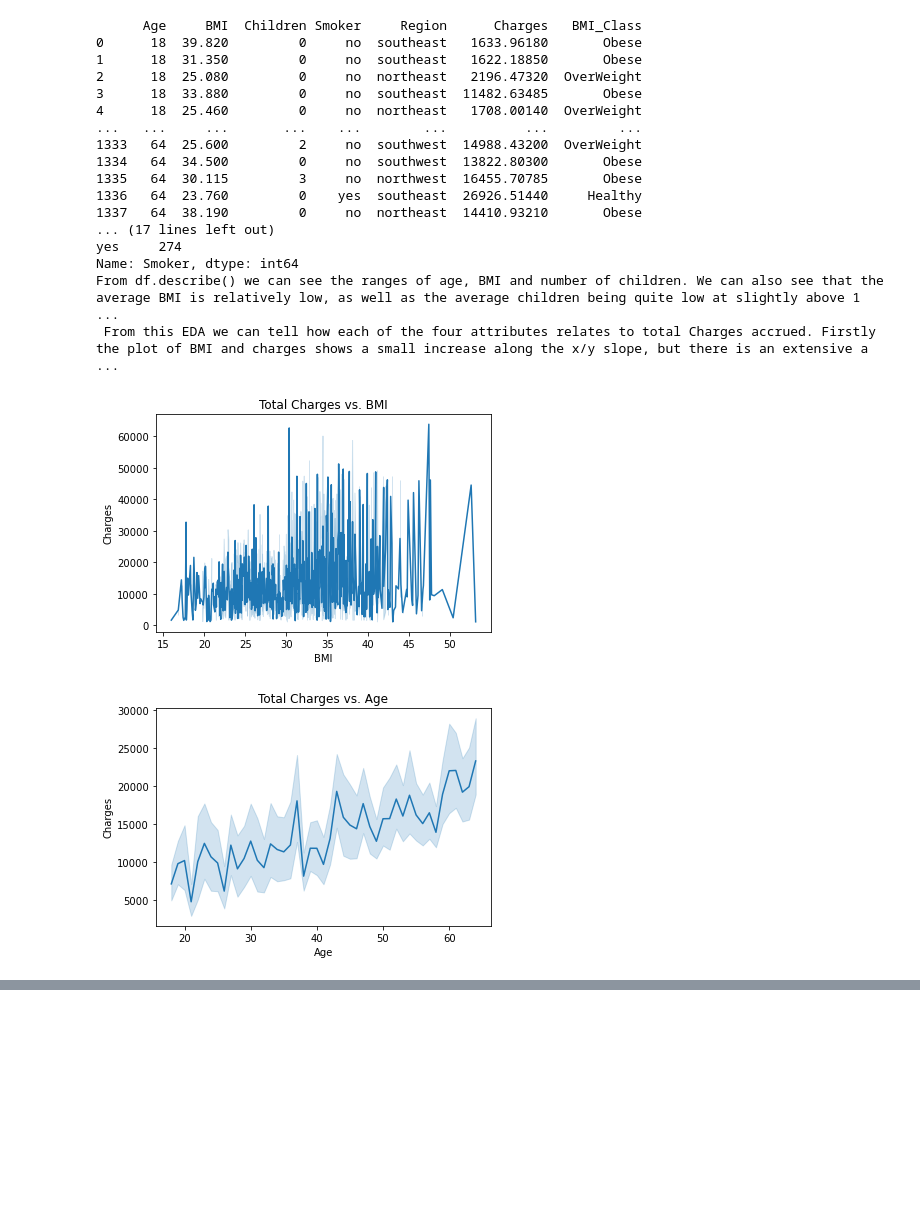
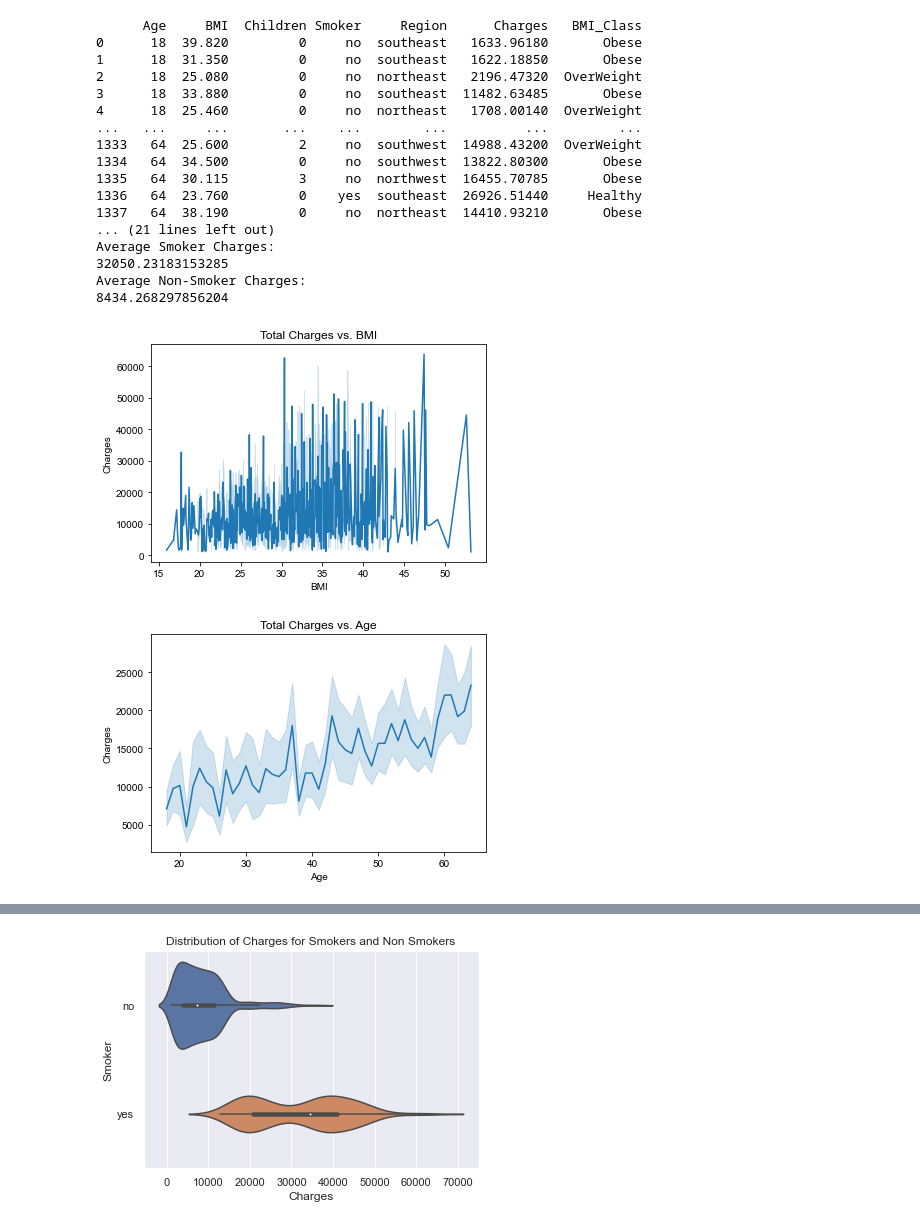
Before and after one commit to data301-2020-winter1/course-project-solo_114, a Jupyter notebook: analysis/AnalysisNotebook.ipynb, the cells around one changed output, grey strips where cells are left out. Saved outputs shown, nothing was run; the diff lists cells and outputs as text; code cells hidden in the pictures; blank space fills up the shorter version.

Commit message:
Finished Project Analysis

```diff
--- a/analysis/AnalysisNotebook.ipynb
+++ b/analysis/AnalysisNotebook.ipynb
@@ -1,34 +1,38 @@
 # %%
 from scripts import project_functions
 
 import pandas as pd
 import numpy as np
 import matplotlib.pyplot as plt
 import seaborn as sns
 
 df=project_functions.load_and_process(r"C:/Users/Mike/Documents/GitHub/course-project-solo_114/data/raw/Medical_Cost.csv")
 print(df)
 
 #EDA
 
 project_functions.EDA(df)
+
+#Analysis
+
+project_functions.Analysis(df)
 # %% [output]
       Age     BMI  Children Smoker     Region      Charges   BMI_Class
 0      18  39.820         0     no  southeast   1633.96180       Obese
 1      18  31.350         0     no  southeast   1622.18850       Obese
 2      18  25.080         0     no  northeast   2196.47320  OverWeight
 3      18  33.880         0     no  southeast  11482.63485       Obese
 4      18  25.460         0     no  northeast   1708.00140  OverWeight
 ...   ...     ...       ...    ...        ...          ...         ...
 1333   64  25.600         2     no  southwest  14988.43200  OverWeight
 1334   64  34.500         0     no  southwest  13822.80300       Obese
 1335   64  30.115         3     no  northwest  16455.70785       Obese
 1336   64  23.760         0    yes  southeast  26926.51440     Healthy
 1337   64  38.190         0     no  northeast  14410.93210       Obese
-... (17 lines left out)
-yes     274
-Name: Smoker, dtype: int64
-From df.describe() we can see the ranges of age, BMI and number of children. We can also see that the average BMI is relatively low, as well as the average children being quite low at slightly above 1 ...
- From this EDA we can tell how each of the four attributes relates to total Charges accrued. Firstly the plot of BMI and charges shows a small increase along the x/y slope, but there is an extensive a ...
+... (21 lines left out)
+Average Smoker Charges:
+32050.23183153285
+Average Non-Smoker Charges:
+8434.268297856204
-[figure, old version]
+[figure, new version]
-[figure, old version]
+[figure, new version]
@@ -36,0 +41 @@ From df.describe() we can see the ranges of age, BMI and number of children. We
+[figure, added]
```
Also changed, not shown: parts of 1 cell of this notebook, 12 other files.
